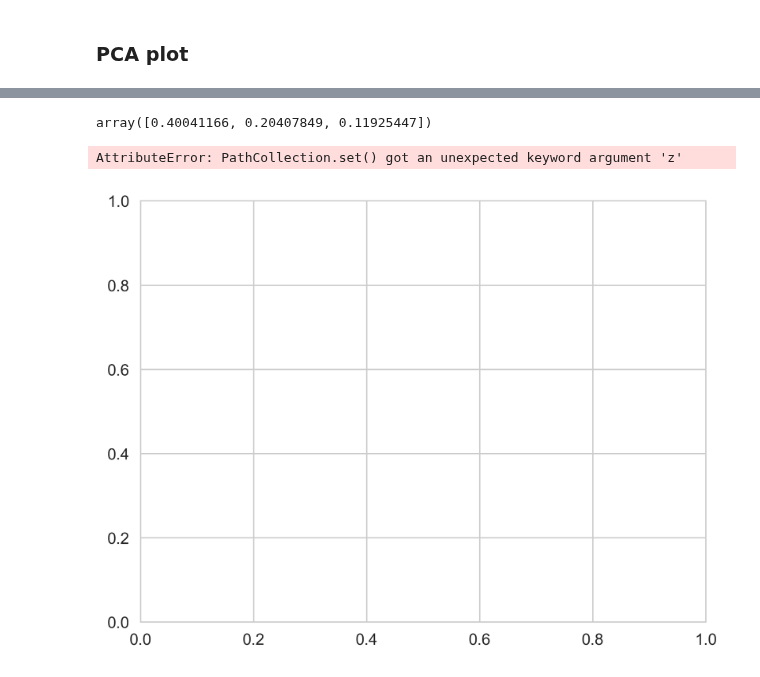
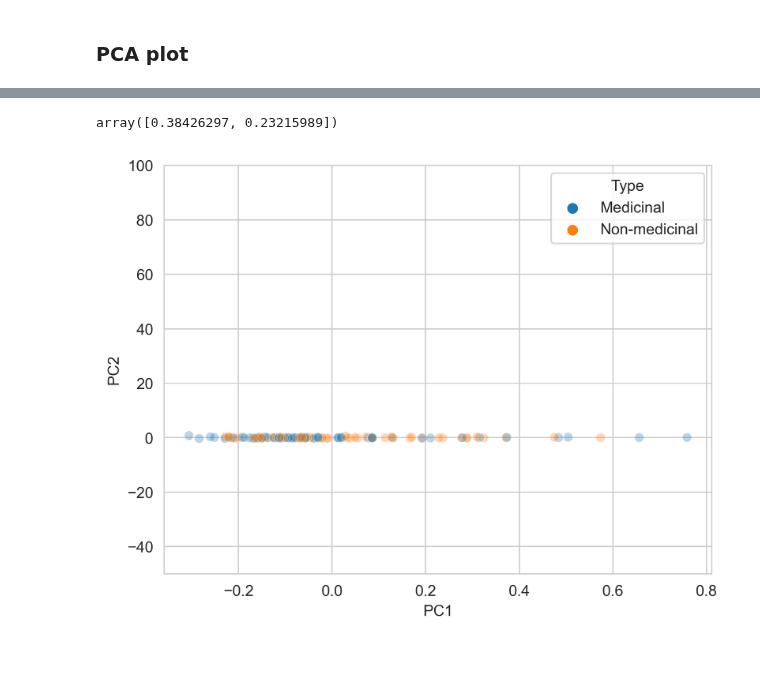
Before and after one commit to enveda/plant-chemical-space, a Jupyter notebook: notebooks/plant_chemical_similarity.ipynb, the cells around one changed output, grey strips where cells are left out. Cells and saved outputs as stored; diff of their text form; code cells hidden in the pictures.

```diff
--- a/notebooks/plant_chemical_similarity.ipynb
+++ b/notebooks/plant_chemical_similarity.ipynb
@@ -401,22 +617,18 @@ X.describe()
 # %%
-pca_classyfire.explained_variance_ratio_
+pca.explained_variance_ratio_
 # %% [output]
-array([0.40041166, 0.20407849, 0.11925447])
+array([0.38426297, 0.23215989])
-# %%
-pca_classyfire = PCA(n_components=3, random_state=42)
-X = classyfire_family_df.drop(columns=['family', 'ftype'])
-components = pca.fit_transform(X)
-
-total_var = pca.explained_variance_ratio_.sum() * 100
-
-fig = px.scatter_3d(
-    components, x=0, y=1, z=2, color=df['species'],
-    title=f'Total Explained Variance: {total_var:.2f}%',
-    labels={'0': 'PC 1', '1': 'PC 2', '2': 'PC 3'}
-)
-fig.show()
-# %% [output]
-AttributeError: PathCollection.set() got an unexpected keyword argument 'z'
-[figure, removed]
+# %%
+sns.scatterplot(
+    data=principal_classyfire_df,
+    x='PC1',
+    y='PC2',
+    hue='Type',
+    alpha=0.3
+)
+plt.ylim(-50, 100)
+plt.show()
+# %% [output]
+[figure, added]
 # %%
 pca_npclassifire = PCA(n_components=2)
```
Also changed, not shown: parts of 40 cells of this notebook.
